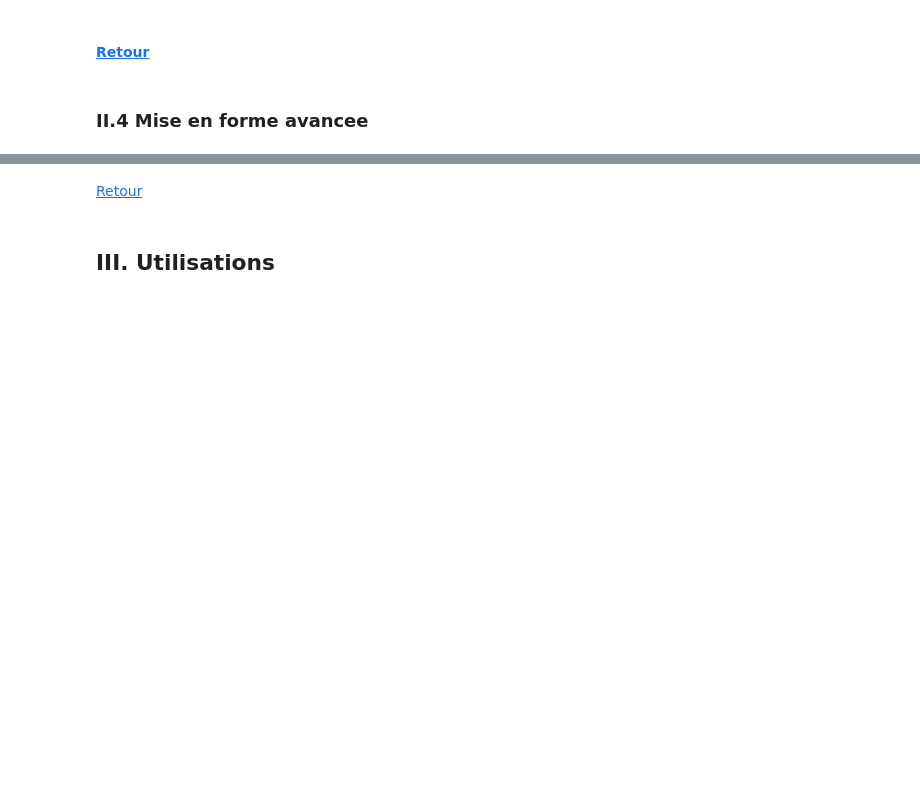
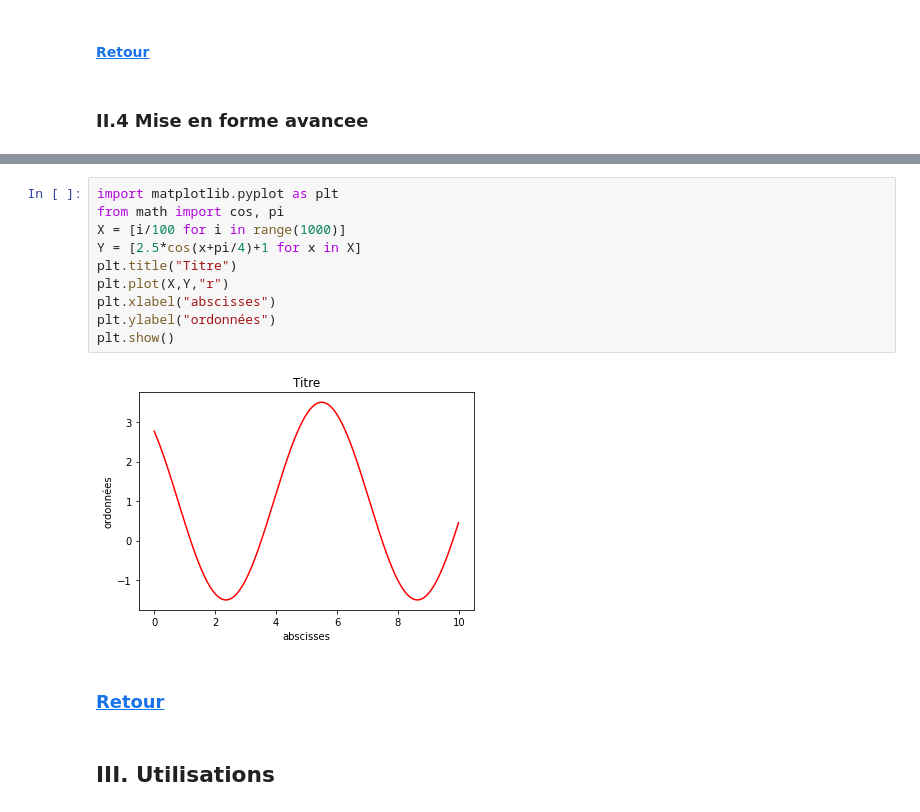
Before and after one commit to jcamponovo/formation2020, a Jupyter notebook: presentation.ipynb, the cells around one changed output, grey strips where cells are left out. Drawn from its saved outputs; the diff is of its cells as text; blank space fills up the shorter version.

```diff
--- a/presentation.ipynb
+++ b/presentation.ipynb
@@ -518,5 +646,17 @@ iframe,Cacher les entrees, Youtube
+# %%
+import matplotlib.pyplot as plt
+from math import cos, pi
+X = [i/100 for i in range(1000)]
+Y = [2.5*cos(x+pi/4)+1 for x in X]
+plt.title("Titre")
+plt.plot(X,Y,"r")
+plt.xlabel("abscisses")
+plt.ylabel("ordonnées")
+plt.show()
+# %% [output]
+[figure, added]
 # %% [markdown]
-<span style="text-align:right;">[Retour](#titre)</span>
+### [Retour](#titre)
 # %% [markdown]
 ## <a name="partie3"></a>III. Utilisations
 # %% [markdown]
```
Also changed, not shown: parts of 38 cells of this notebook.
